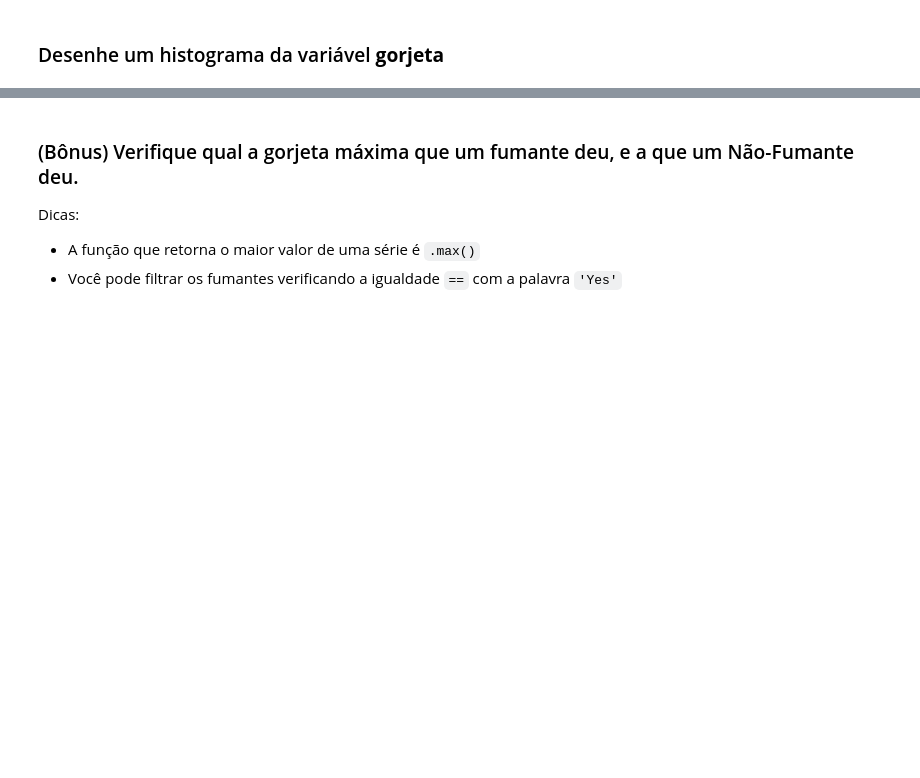
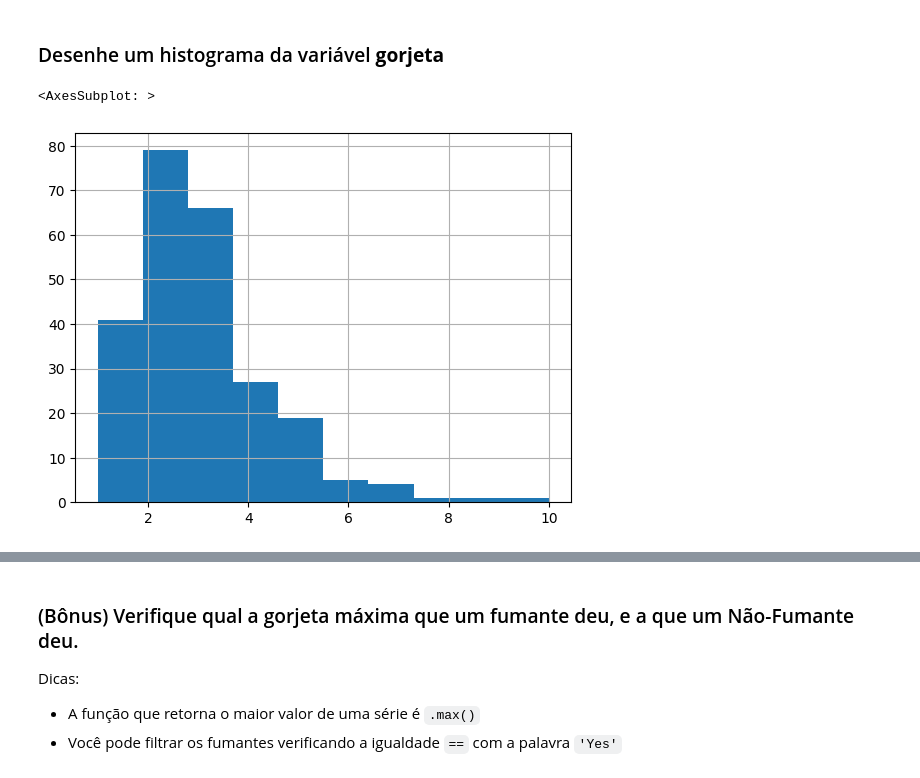
Before and after one commit to pagfarias/exercicios-tera, a Jupyter notebook: Intro_Pandas_Exercícios.ipynb, the cells around one changed output, grey strips where cells are left out. Drawn from its saved outputs; the diff is of its cells as text; code cells hidden in the pictures; blank space fills up the shorter version.

```diff
--- a/Intro_Pandas_Exercícios.ipynb
+++ b/Intro_Pandas_Exercícios.ipynb
@@ -87,5 +147,10 @@ df.describe()
 # %% [markdown]
 ### Desenhe um histograma da variável **gorjeta**
+# %%
+df["gorjeta"].hist()
+# %% [output]
+<AxesSubplot: >
+[figure, added]
 # %%
 #@title  { display-mode: "form" }
 df['gorjeta'].hist()
```
Also changed, not shown: parts of 8 cells of this notebook.
